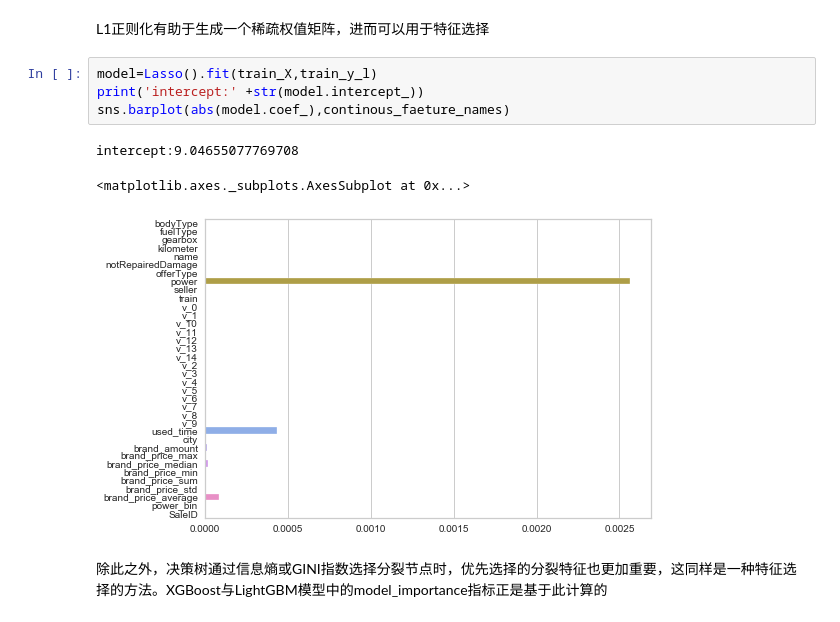
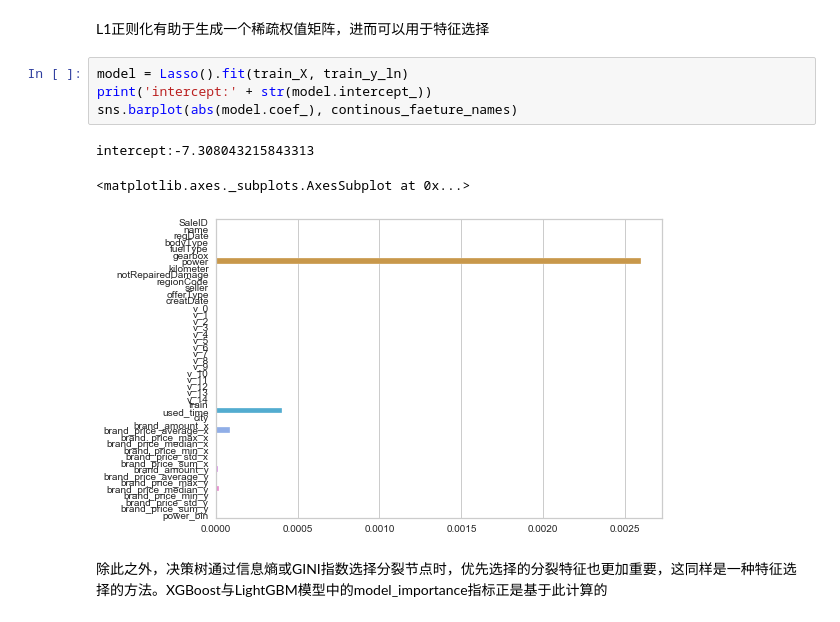
Before and after one commit to samprasgit/Learn_ML_in_Python, a Jupyter notebook: 数据竞赛学习/二手车价格预测/code/Task4 建模调参.ipynb, the cells around one changed output. Cells and saved outputs as stored; diff of their text form.

```diff
--- a/数据竞赛学习/二手车价格预测/code/Task4 建模调参.ipynb
+++ b/数据竞赛学习/二手车价格预测/code/Task4 建模调参.ipynb
@@ -462,13 +423,13 @@ intercept:24.802396497180077
 # %% [markdown]
 L1正则化有助于生成一个稀疏权值矩阵，进而可以用于特征选择
 # %%
-model=Lasso().fit(train_X,train_y_l)
-print('intercept:' +str(model.intercept_))
-sns.barplot(abs(model.coef_),continous_faeture_names)
+model = Lasso().fit(train_X, train_y_ln)
+print('intercept:' + str(model.intercept_))
+sns.barplot(abs(model.coef_), continous_faeture_names)
 # %% [output]
-intercept:9.04655077769708
+intercept:-7.308043215843313
 <matplotlib.axes._subplots.AxesSubplot at 0x...>
-[figure, old version]
+[figure, new version]
 # %% [markdown]
 除此之外，决策树通过信息熵或GINI指数选择分裂节点时，优先选择的分裂特征也更加重要，这同样是一种特征选择的方法。XGBoost与LightGBM模型中的model_importance指标正是基于此计算的
 # %%
```
Also changed, not shown: parts of 20 cells of this notebook, 1 other file.
